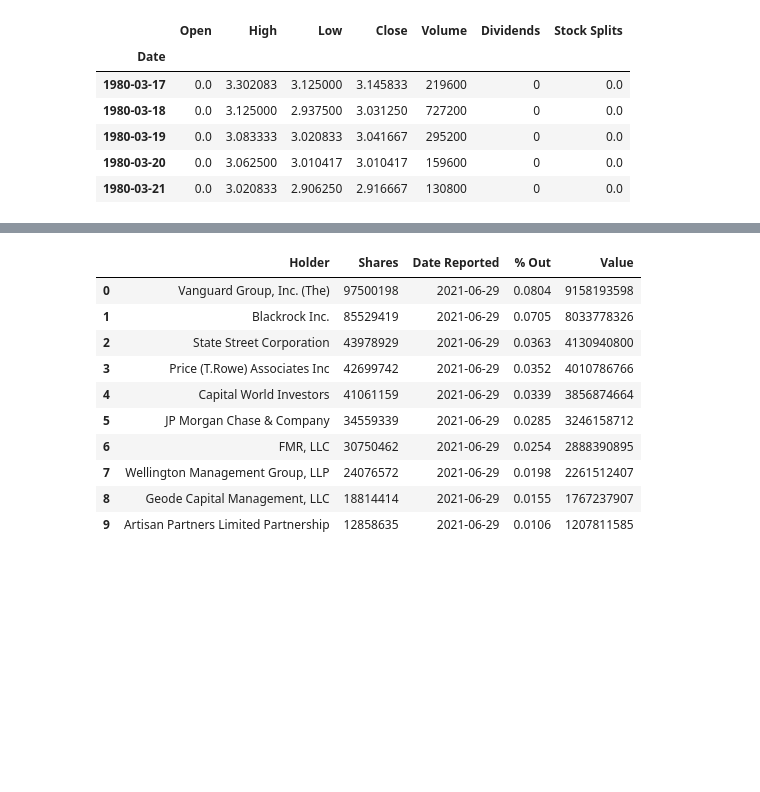
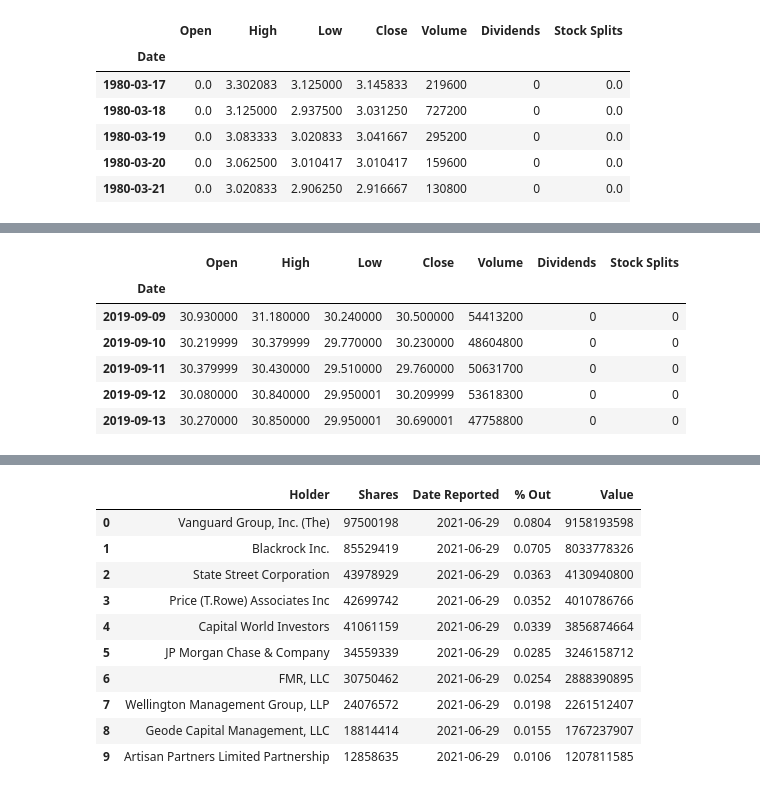
Before and after one commit to A-Alexandrov2021/Projects, a Jupyter notebook: Final_Assignment_Library_new_Apple.ipynb, the cells around one changed output, grey strips where cells are left out. Saved outputs shown, nothing was run; the diff lists cells and outputs as text; code cells hidden in the pictures; blank space fills up the shorter version.

```diff
--- a/Final_Assignment_Library_new_Apple.ipynb
+++ b/Final_Assignment_Library_new_Apple.ipynb
@@ -205,3 +228,14 @@ amd_share_price_data.head()
+# %%
+amd_share_price_data = amd.history(period="2y")
+amd_share_price_data.head()
+# %% [output]
+|  | Open | High | Low | Close | Volume | Dividends | Stock Splits |
+| Date |  |  |  |  |  |  |  |
+| 2019-09-09 | 30.930000 | 31.180000 | 30.240000 | 30.500000 | 54413200 | 0 | 0 |
+| 2019-09-10 | 30.219999 | 30.379999 | 29.770000 | 30.230000 | 48604800 | 0 | 0 |
+| 2019-09-11 | 30.379999 | 30.430000 | 29.510000 | 29.760000 | 50631700 | 0 | 0 |
+| 2019-09-12 | 30.080000 | 30.840000 | 29.950001 | 30.209999 | 53618300 | 0 | 0 |
+| 2019-09-13 | 30.270000 | 30.850000 | 29.950001 | 30.690001 | 47758800 | 0 | 0 |
 # %%
 amd_share_price_data.reset_index(inplace=True)
 amd_share_price_data.plot(x="Date", y="Open")
```
Also changed, not shown: parts of 4 cells of this notebook.
